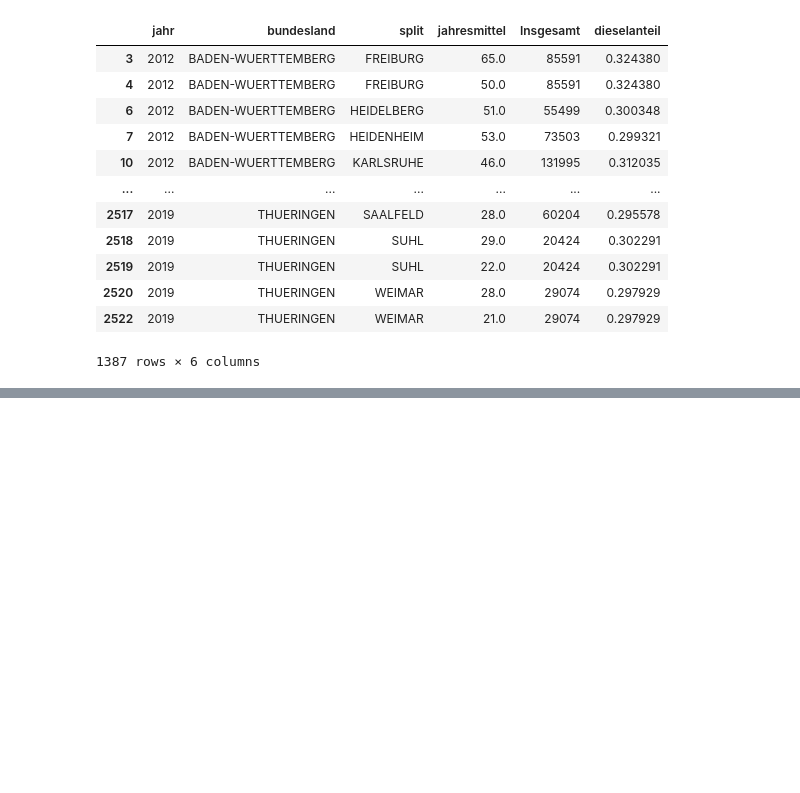
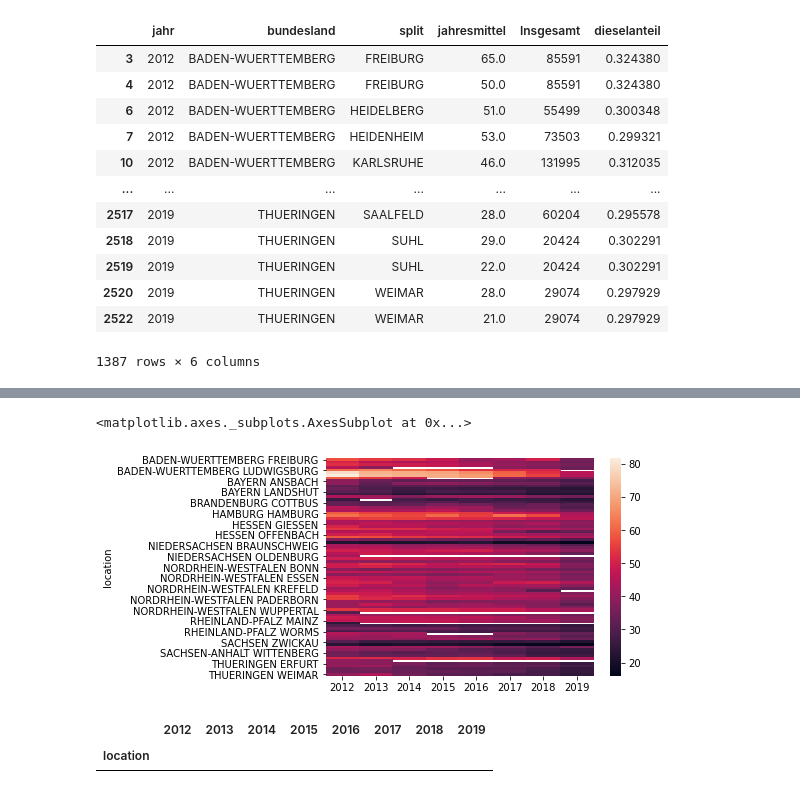
Before and after one commit to RaumschiffGS/Data-Science-Project, a Jupyter notebook: Kraftfahrzeugbestand/parse_kraftfahrzeuge.ipynb, the cells around one changed output, grey strips where cells are left out. Saved outputs shown, nothing was run; the diff lists cells and outputs as text; code cells hidden in the pictures; blank space fills up the shorter version.

```diff
--- a/Kraftfahrzeugbestand/parse_kraftfahrzeuge.ipynb
+++ b/Kraftfahrzeugbestand/parse_kraftfahrzeuge.ipynb
@@ -422 +441,6 @@ result_clean
+# %%
+years = [2012,2013,2014,2015,2016,2017,2018,2019]
+year_df = []
+for year in years:
+    year_df.append(result_clean[result_clean["jahr"] == year])
 # %%
@@ -555,0 +578,4 @@ R2-score: 0.02
+# %%
+grouped = []
+for x in year_df:
+    grouped.append(x.groupby("location")[["jahresmittel","Insgesamt", "dieselanteil"]].mean())
@@ -555,0 +599,4 @@ R2-score: 0.02
+# %%
+heatmap = pd.DataFrame(index=grouped[0].index)
+for id,year in enumerate(years):
+    heatmap[str(year)] = grouped[id]["jahresmittel"]
@@ -555,0 +625,5 @@ R2-score: 0.02
+# %%
+sns.heatmap(heatmap, annot=False)
+# %% [output]
+<matplotlib.axes._subplots.AxesSubplot at 0x...>
+[figure, added]
@@ -555,0 +632,5 @@ R2-score: 0.02
+# %%
+heatmap[heatmap["2015"] < 0]
+# %% [output]
+|  | 2012 | 2013 | 2014 | 2015 | 2016 | 2017 | 2018 | 2019 |
+| location |  |  |  |  |  |  |  |  |
```
Also changed, not shown: parts of 30 cells of this notebook, 1 other file.
